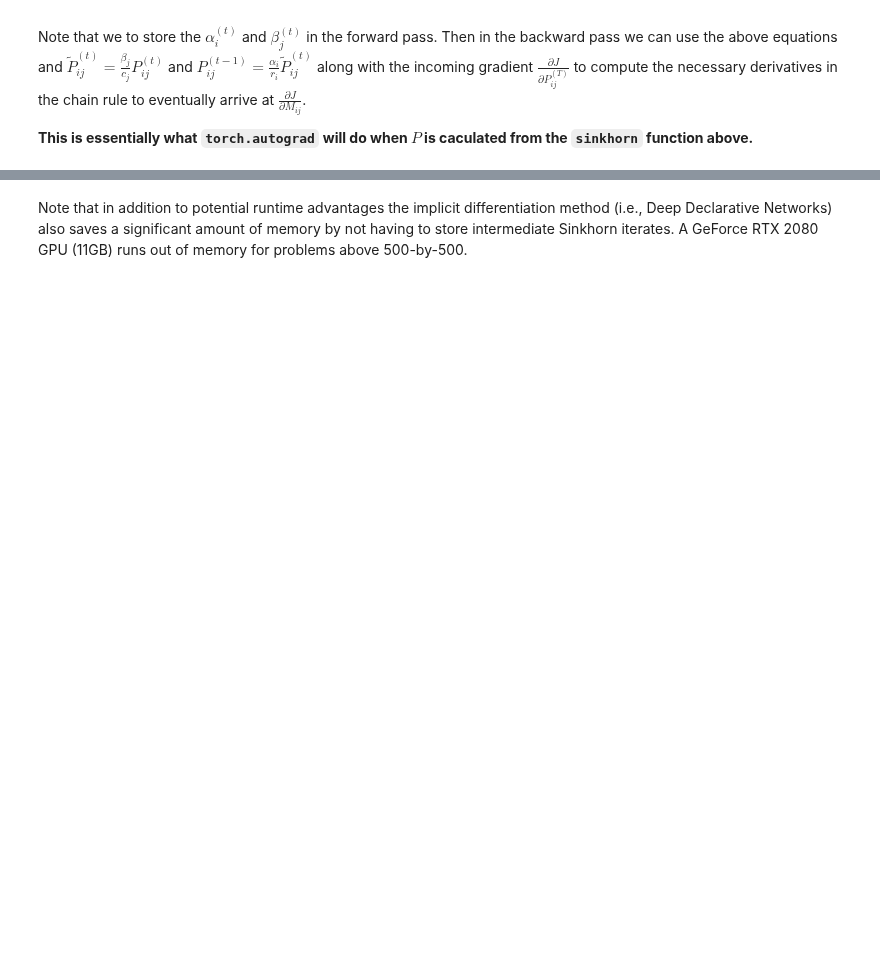
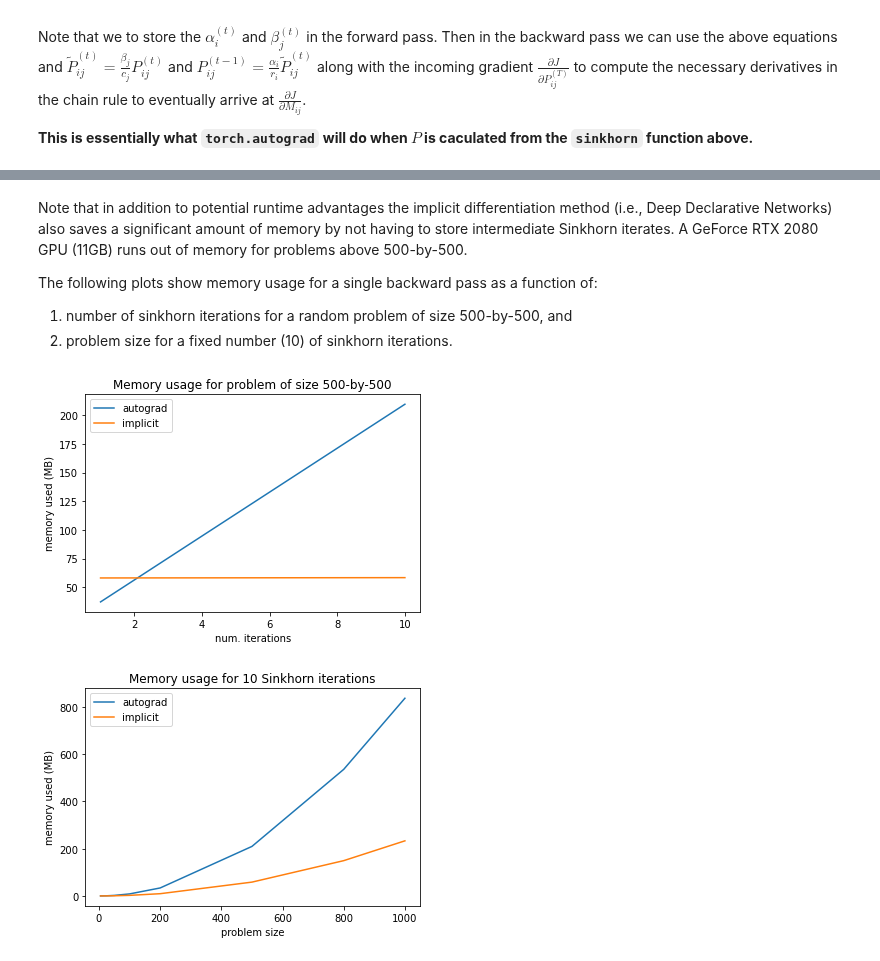
Before and after one commit to anucvml/ddn, a Jupyter notebook: tutorials/11_optimal_transport.ipynb, the cells around one changed output, grey strips where cells are left out. Cells and saved outputs as stored; diff of their text form; code cells hidden in the pictures; blank space fills up the shorter version.

Commit message:
more memory efficient with inline operations; and additional profiling

```diff
--- a/tutorials/11_optimal_transport.ipynb
+++ b/tutorials/11_optimal_transport.ipynb
@@ -399,2 +414,69 @@ Timing on 500-by-500 problem...
 # %% [markdown]
 Note that in addition to potential runtime advantages the implicit differentiation method (i.e., Deep Declarative Networks) also saves a significant amount of memory by not having to store intermediate Sinkhorn iterates. A GeForce RTX 2080 GPU (11GB) runs out of memory for problems above 500-by-500.
+
+The following plots show memory usage for a single backward pass as a function of:
+ 1. number of sinkhorn iterations for a random problem of size 500-by-500, and
+ 2. problem size for a fixed number (10) of sinkhorn iterations.
+# %%
+import torch.autograd.profiler as profiler
+
+M_init = torch.randn((1, 500, 500), dtype=torch.float)
+
+maxiters_range = list(range(1, 11))
+probsize_range = [5, 10, 25, 50, 100, 200, 500, 800, 1000]
+
+memory_by_maxiters = [[], []]
+memory_by_probsize = [[], []]
+
+for maxiters in maxiters_range:
+    # profile autograd
+    M = M_init.clone(); M.requires_grad = True
+    with profiler.profile(profile_memory=True) as prof:
+        P = sinkhorn(M, eps=0.0, maxiters=maxiters)
+        torch.linalg.norm(P - torch.eye(M.shape[1])).backward()
+    memory_by_maxiters[0].append(prof.total_average().cpu_memory_usage / (1024 * 1024))
+
+    # profile implicit
+    M = M_init.clone(); M.requires_grad = True
+    f = OptimalTransportLayer(eps=0.0, maxiters=maxiters)
+    with profiler.profile(profile_memory=True) as prof:
+        P = f(M)
+        torch.linalg.norm(P - torch.eye(M.shape[1])).backward()
+    memory_by_maxiters[1].append(prof.total_average().cpu_memory_usage / (1024 * 1024))
+
+for n in probsize_range:
+    M_init = torch.randn((1, n, n), dtype=torch.float)
+
+    # profile autograd
+    M = M_init.clone(); M.requires_grad = True
+    with profiler.profile(profile_memory=True) as prof:
+        P = sinkhorn(M, eps=0.0, maxiters=10)
+        torch.linalg.norm(P - torch.eye(n)).backward()
+    memory_by_probsize[0].append(prof.total_average().cpu_memory_usage / (1024 * 1024))
+
+    # profile implicit
+    M = M_init.clone(); M.requires_grad = True
+    f = OptimalTransportLayer(eps=0.0, maxiters=10)
+    with profiler.profile(profile_memory=True) as prof:
+        P = f(M)
+        torch.linalg.norm(P - torch.eye(n)).backward()
+    memory_by_probsize[1].append(prof.total_average().cpu_memory_usage / (1024 * 1024))
+
+
+plt.figure()
+plt.plot(maxiters_range, memory_by_maxiters[0])
+plt.plot(maxiters_range, memory_by_maxiters[1])
+plt.xlabel('num. iterations'); plt.ylabel('memory used (MB)')
+plt.legend(['autograd', 'implicit'])
+plt.title("Memory usage for problem of size 500-by-500")
+
+plt.figure()
+plt.plot(probsize_range, memory_by_probsize[0])
+plt.plot(probsize_range, memory_by_probsize[1])
+plt.xlabel('problem size'); plt.ylabel('memory used (MB)')
+plt.legend(['autograd', 'implicit'])
+plt.title("Memory usage for 10 Sinkhorn iterations")
+plt.show()
+# %% [output]
+[figure, added]
+[figure, added]
```
Also changed, not shown: parts of 4 cells of this notebook, 2 other files.
